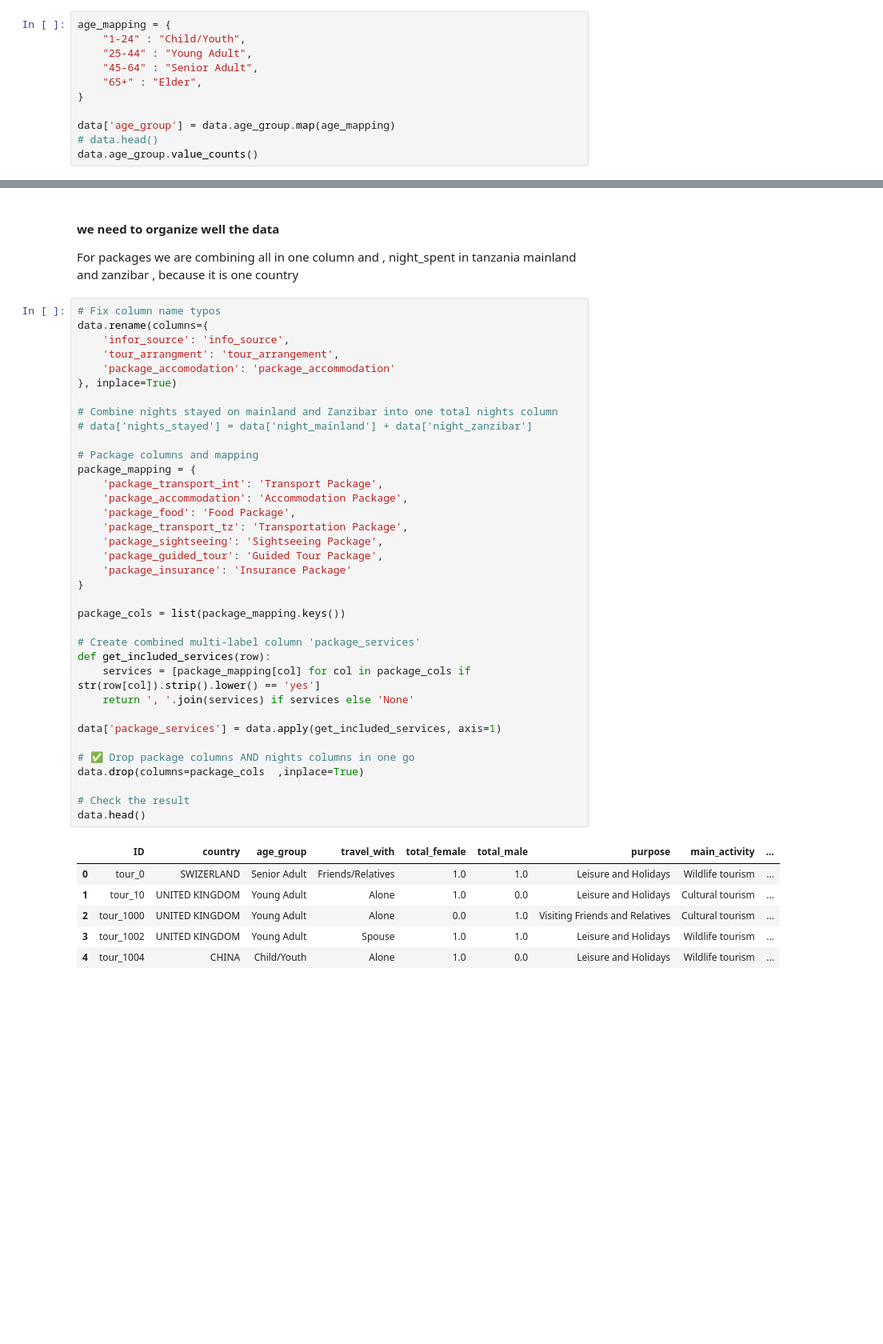
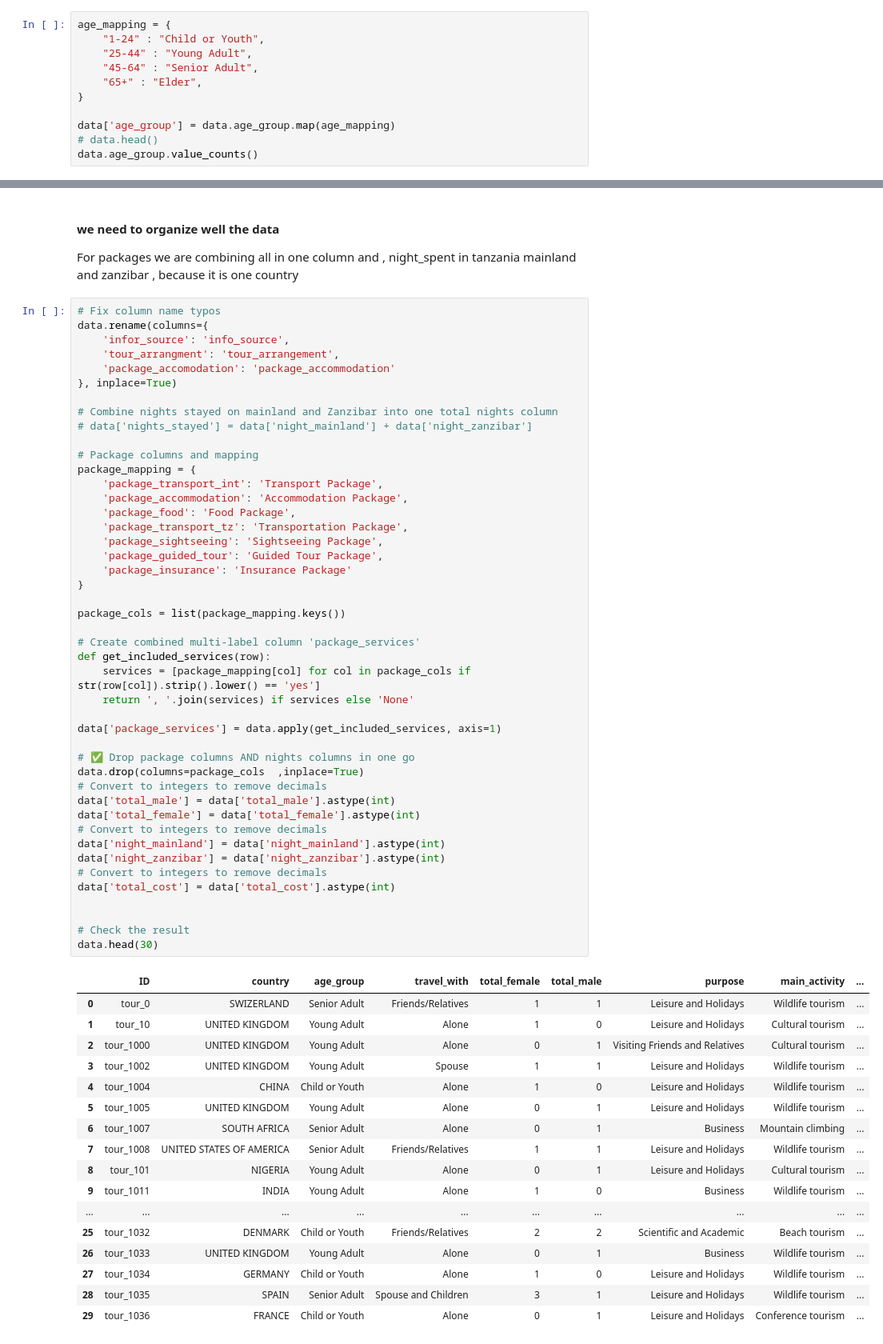
Before and after one commit to ngusadeep/Tourism-EDA, a Jupyter notebook: index.ipynb, the cells around one changed output, grey strips where cells are left out. Shown at 80% size. Drawn from its saved outputs; the diff is of its cells as text; blank space fills up the shorter version.

```diff
--- a/index.ipynb
+++ b/index.ipynb
@@ -178,7 +184,7 @@ dtype: int64
 ##### since we have no missing values we can proceed to data mapping
 # %%
 age_mapping = {
-    "1-24" : "Child/Youth",
+    "1-24" : "Child or Youth",
     "25-44" : "Young Adult",
     "45-64" : "Senior Adult",
     "65+" : "Elder",
@@ -207,36 +213,56 @@ data.rename(columns={
 
 # Combine nights stayed on mainland and Zanzibar into one total nights column
 # data['nights_stayed'] = data['night_mainland'] + data['night_zanzibar']
 
 # Package columns and mapping
 package_mapping = {
     'package_transport_int': 'Transport Package',
     'package_accommodation': 'Accommodation Package',
     'package_food': 'Food Package',
     'package_transport_tz': 'Transportation Package',
     'package_sightseeing': 'Sightseeing Package',
     'package_guided_tour': 'Guided Tour Package',
     'package_insurance': 'Insurance Package'
 }
 
 package_cols = list(package_mapping.keys())
 
 # Create combined multi-label column 'package_services'
 def get_included_services(row):
     services = [package_mapping[col] for col in package_cols if str(row[col]).strip().lower() == 'yes']
     return ', '.join(services) if services else 'None'
 
 data['package_services'] = data.apply(get_included_services, axis=1)
 
 # ✅ Drop package columns AND nights columns in one go
 data.drop(columns=package_cols  ,inplace=True)
+# Convert to integers to remove decimals
+data['total_male'] = data['total_male'].astype(int)
+data['total_female'] = data['total_female'].astype(int)
+# Convert to integers to remove decimals
+data['night_mainland'] = data['night_mainland'].astype(int)
+data['night_zanzibar'] = data['night_zanzibar'].astype(int)
+# Convert to integers to remove decimals
+data['total_cost'] = data['total_cost'].astype(int)
+
 
 # Check the result
-data.head()
+data.head(30)
 # %% [output]
 |  | ID | country | age_group | travel_with | total_female | total_male | purpose | main_activity | ... |
-| 0 | tour_0 | SWIZERLAND | Senior Adult | Friends/Relatives | 1.0 | 1.0 | Leisure and Holidays | Wildlife tourism | ... |
-| 1 | tour_10 | UNITED KINGDOM | Young Adult | Alone | 1.0 | 0.0 | Leisure and Holidays | Cultural tourism | ... |
-| 2 | tour_1000 | UNITED KINGDOM | Young Adult | Alone | 0.0 | 1.0 | Visiting Friends and Relatives | Cultural tourism | ... |
-| 3 | tour_1002 | UNITED KINGDOM | Young Adult | Spouse | 1.0 | 1.0 | Leisure and Holidays | Wildlife tourism | ... |
-| 4 | tour_1004 | CHINA | Child/Youth | Alone | 1.0 | 0.0 | Leisure and Holidays | Wildlife tourism | ... |
+| 0 | tour_0 | SWIZERLAND | Senior Adult | Friends/Relatives | 1 | 1 | Leisure and Holidays | Wildlife tourism | ... |
+| 1 | tour_10 | UNITED KINGDOM | Young Adult | Alone | 1 | 0 | Leisure and Holidays | Cultural tourism | ... |
+| 2 | tour_1000 | UNITED KINGDOM | Young Adult | Alone | 0 | 1 | Visiting Friends and Relatives | Cultural tourism | ... |
+| 3 | tour_1002 | UNITED KINGDOM | Young Adult | Spouse | 1 | 1 | Leisure and Holidays | Wildlife tourism | ... |
+| 4 | tour_1004 | CHINA | Child or Youth | Alone | 1 | 0 | Leisure and Holidays | Wildlife tourism | ... |
+| 5 | tour_1005 | UNITED KINGDOM | Young Adult | Alone | 0 | 1 | Leisure and Holidays | Wildlife tourism | ... |
+| 6 | tour_1007 | SOUTH AFRICA | Senior Adult | Alone | 0 | 1 | Business | Mountain climbing | ... |
+| 7 | tour_1008 | UNITED STATES OF AMERICA | Senior Adult | Friends/Relatives | 1 | 1 | Leisure and Holidays | Wildlife tourism | ... |
+| 8 | tour_101 | NIGERIA | Young Adult | Alone | 0 | 1 | Leisure and Holidays | Cultural tourism | ... |
+| 9 | tour_1011 | INDIA | Young Adult | Alone | 1 | 0 | Business | Wildlife tourism | ... |
+| ... | ... | ... | ... | ... | ... | ... | ... | ... | ... |
+| 25 | tour_1032 | DENMARK | Child or Youth | Friends/Relatives | 2 | 2 | Scientific and Academic | Beach tourism | ... |
+| 26 | tour_1033 | UNITED KINGDOM | Young Adult | Alone | 0 | 1 | Business | Wildlife tourism | ... |
+| 27 | tour_1034 | GERMANY | Child or Youth | Alone | 1 | 0 | Leisure and Holidays | Wildlife tourism | ... |
+| 28 | tour_1035 | SPAIN | Senior Adult | Spouse and Children | 3 | 1 | Leisure and Holidays | Wildlife tourism | ... |
+| 29 | tour_1036 | FRANCE | Child or Youth | Alone | 0 | 1 | Leisure and Holidays | Conference tourism | ... |
```
Also changed, not shown: parts of 19 cells of this notebook, 1 other file.
